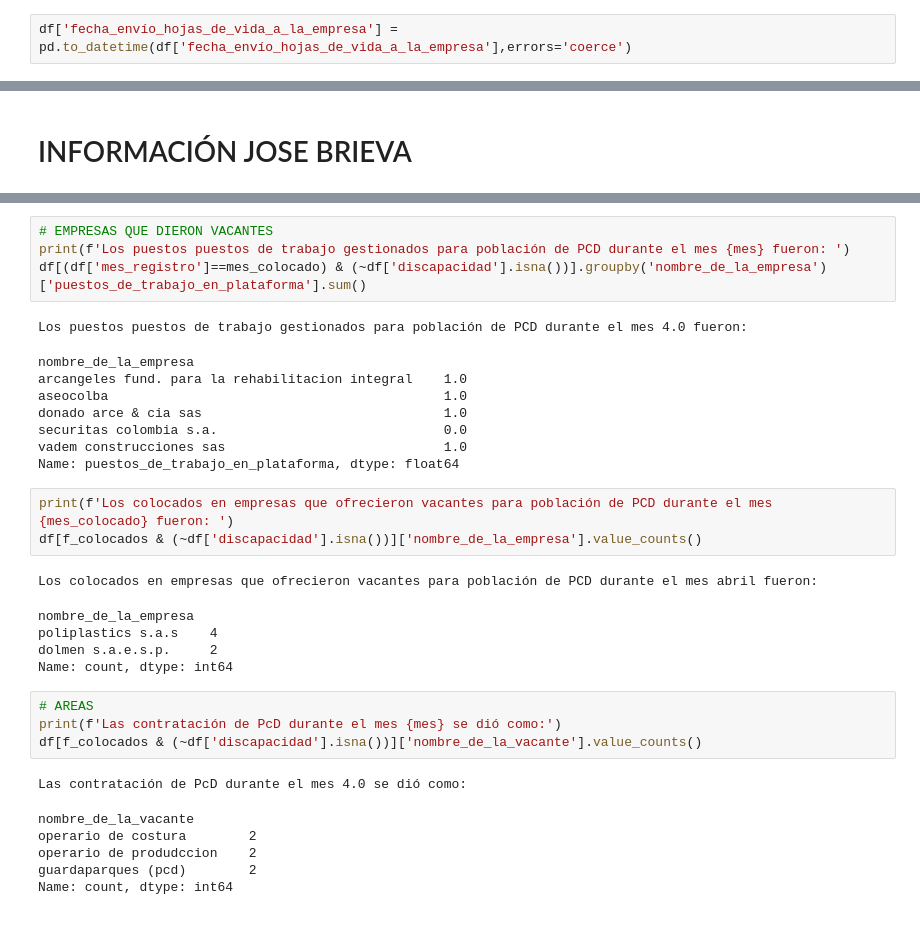
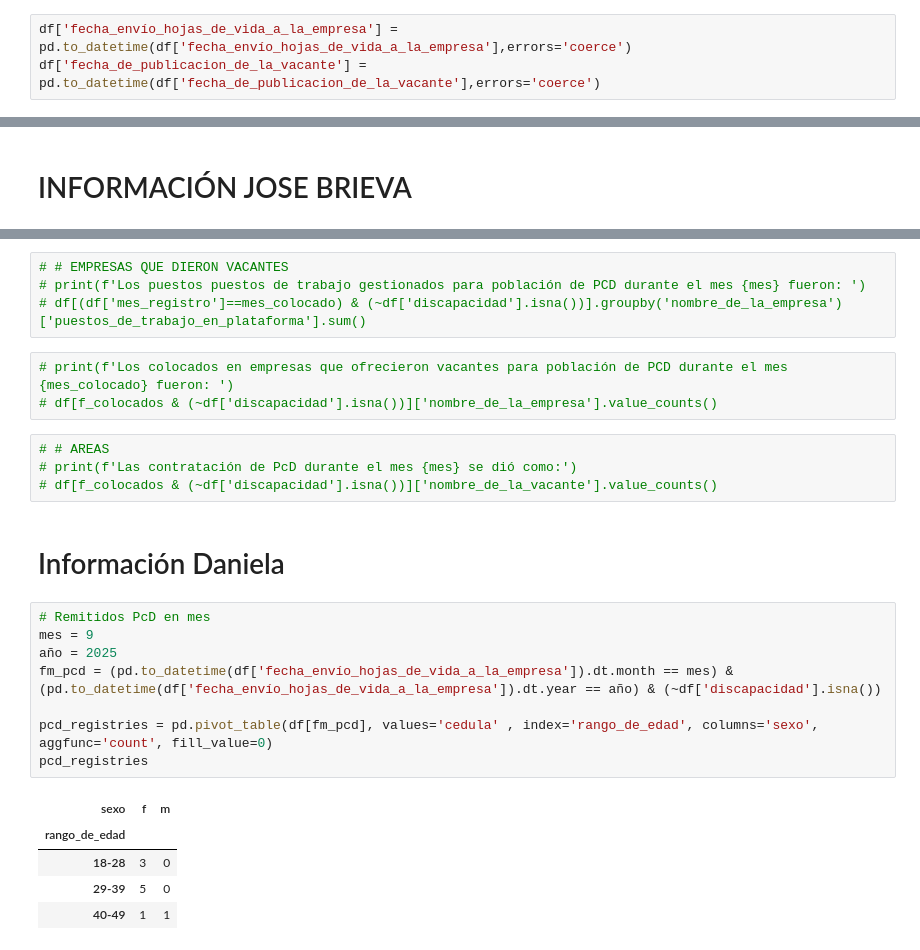
Before and after one commit to bizzaccelerator/public-employment-pulse, a Jupyter notebook: local_reports/intermediacion_hv.ipynb, the cells around one changed output, grey strips where cells are left out. Drawn from its saved outputs; the diff is of its cells as text.

```diff
--- a/local_reports/intermediacion_hv.ipynb
+++ b/local_reports/intermediacion_hv.ipynb
@@ -55,6 +56,7 @@ for column in df.columns:
     df[column] = df[column].replace('nan', pd.NA)
 # %%
 df['fecha_envío_hojas_de_vida_a_la_empresa'] = pd.to_datetime(df['fecha_envío_hojas_de_vida_a_la_empresa'],errors='coerce')
+df['fecha_de_publicacion_de_la_vacante'] = pd.to_datetime(df['fecha_de_publicacion_de_la_vacante'],errors='coerce')
 # %%
 # Selecting the useful rows only
 filter_mt = (df['mes_registro'].isna() & df['gestión_vacante_'].isna() &
@@ -419,33 +444,27 @@ El número de colocados para PCD durante el mes abril es: 6
 # %%
-# EMPRESAS QUE DIERON VACANTES
-print(f'Los puestos puestos de trabajo gestionados para población de PCD durante el mes {mes} fueron: ')
-df[(df['mes_registro']==mes_colocado) & (~df['discapacidad'].isna())].groupby('nombre_de_la_empresa')['puestos_de_trabajo_en_plataforma'].sum()
+# # EMPRESAS QUE DIERON VACANTES
+# print(f'Los puestos puestos de trabajo gestionados para población de PCD durante el mes {mes} fueron: ')
+# df[(df['mes_registro']==mes_colocado) & (~df['discapacidad'].isna())].groupby('nombre_de_la_empresa')['puestos_de_trabajo_en_plataforma'].sum()
-# %% [output]
-Los puestos puestos de trabajo gestionados para población de PCD durante el mes 4.0 fueron:
-nombre_de_la_empresa
-arcangeles fund. para la rehabilitacion integral    1.0
-aseocolba                                           1.0
-donado arce & cia sas                               1.0
-securitas colombia s.a.                             0.0
-vadem construcciones sas                            1.0
-Name: puestos_de_trabajo_en_plataforma, dtype: float64
 # %%
-print(f'Los colocados en empresas que ofrecieron vacantes para población de PCD durante el mes {mes_colocado} fueron: ')
-df[f_colocados & (~df['discapacidad'].isna())]['nombre_de_la_empresa'].value_counts()
+# print(f'Los colocados en empresas que ofrecieron vacantes para población de PCD durante el mes {mes_colocado} fueron: ')
+# df[f_colocados & (~df['discapacidad'].isna())]['nombre_de_la_empresa'].value_counts()
-# %% [output]
-Los colocados en empresas que ofrecieron vacantes para población de PCD durante el mes abril fueron:
-nombre_de_la_empresa
-poliplastics s.a.s    4
-dolmen s.a.e.s.p.     2
-Name: count, dtype: int64
 # %%
-# AREAS
-print(f'Las contratación de PcD durante el mes {mes} se dió como:')
-df[f_colocados & (~df['discapacidad'].isna())]['nombre_de_la_vacante'].value_counts()
+# # AREAS
+# print(f'Las contratación de PcD durante el mes {mes} se dió como:')
+# df[f_colocados & (~df['discapacidad'].isna())]['nombre_de_la_vacante'].value_counts()
-# %% [output]
-Las contratación de PcD durante el mes 4.0 se dió como:
-nombre_de_la_vacante
-operario de costura        2
-operario de produdccion    2
-guardaparques (pcd)        2
-Name: count, dtype: int64
+# %% [markdown]
+# Información Daniela
+# %%
+# Remitidos PcD en mes
+mes = 9
+año = 2025
+fm_pcd = (pd.to_datetime(df['fecha_envío_hojas_de_vida_a_la_empresa']).dt.month == mes) & (pd.to_datetime(df['fecha_envío_hojas_de_vida_a_la_empresa']).dt.year == año) & (~df['discapacidad'].isna())
+
+pcd_registries = pd.pivot_table(df[fm_pcd], values='cedula' , index='rango_de_edad', columns='sexo', aggfunc='count', fill_value=0)
+pcd_registries
+# %% [output]
+| sexo | f | m |
+| rango_de_edad |  |  |
+| 18-28 | 3 | 0 |
+| 29-39 | 5 | 0 |
+| 40-49 | 1 | 1 |
```
Also changed, not shown: parts of 17 cells of this notebook, 6 other files.
